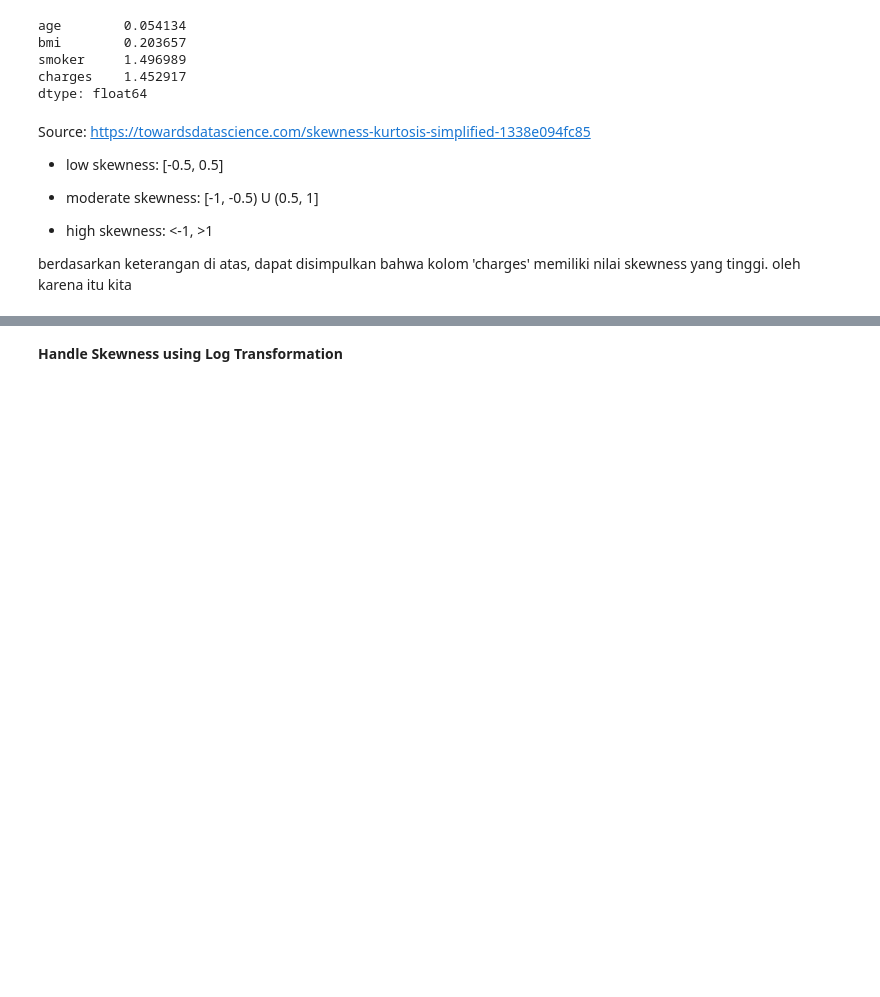
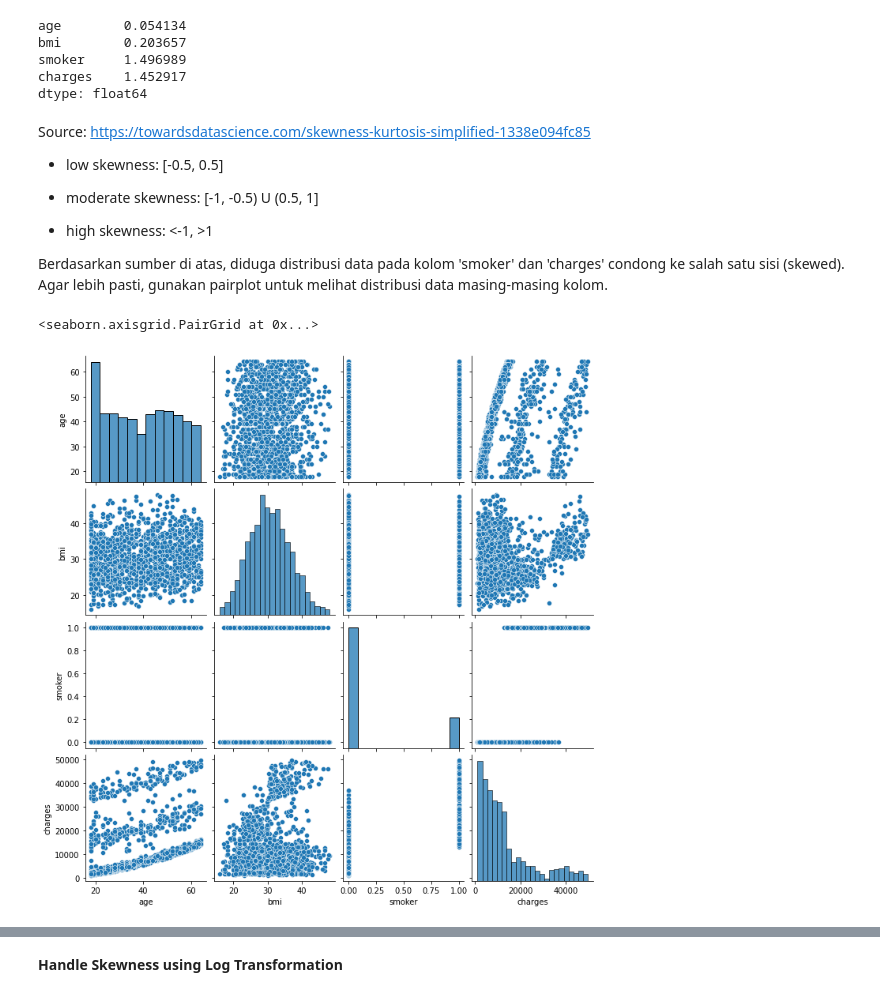
Before and after one commit to pvannyamelia/dsc_kuliah, a Jupyter notebook: data_science/capstone/_capstone LinRegress.ipynb, the cells around one changed output, grey strips where cells are left out. Saved outputs shown, nothing was run; the diff lists cells and outputs as text; code cells hidden in the pictures; blank space fills up the shorter version.

```diff
--- a/data_science/capstone/_capstone LinRegress.ipynb
+++ b/data_science/capstone/_capstone LinRegress.ipynb
@@ -246,4 +261,9 @@ Source: https://towardsdatascience.com/skewness-kurtosis-simplified-1338e094fc85
 
 * high skewness: <-1, >1
 
-berdasarkan keterangan di atas, dapat disimpulkan bahwa kolom 'charges' memiliki nilai skewness yang tinggi. oleh karena itu kita
+Berdasarkan sumber di atas, diduga distribusi data pada kolom 'smoker' dan 'charges' condong ke salah satu sisi (skewed). Agar lebih pasti, gunakan pairplot untuk melihat distribusi data masing-masing kolom.
+# %%
+sns.pairplot(df1)
+# %% [output]
+<seaborn.axisgrid.PairGrid at 0x...>
+[figure, added]
```
Also changed, not shown: parts of 32 cells of this notebook, 3 other files.
